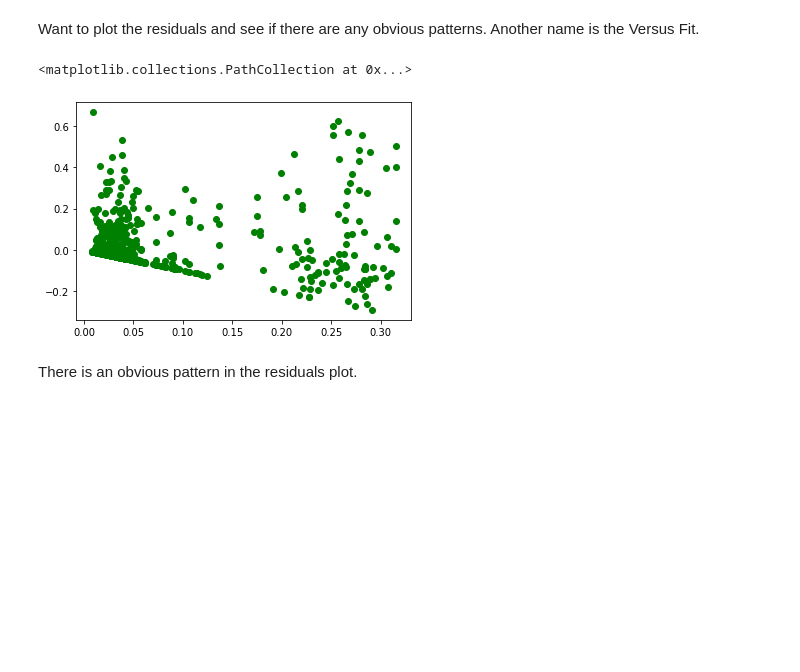
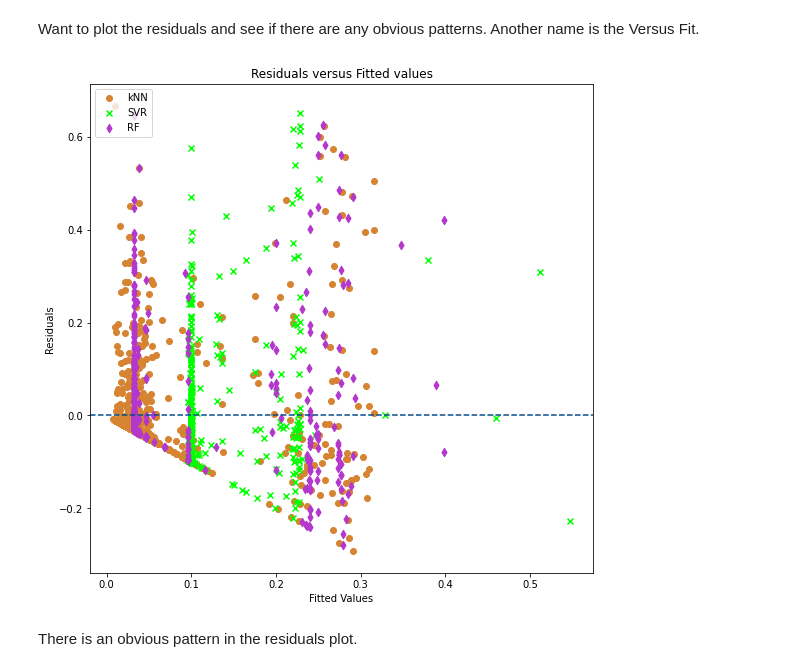
Before and after one commit to jbravo87/blog-projects, a Jupyter notebook: exoplanet_data_notebook.ipynb, the cells around one changed output. Drawn from its saved outputs; the diff is of its cells as text; code cells hidden in the pictures; blank space fills up the shorter version.

Commit message:
Fixed plotting logic for predicted, actual, and residual values.

```diff
--- a/exoplanet_data_notebook.ipynb
+++ b/exoplanet_data_notebook.ipynb
@@ -455,15 +469,34 @@ plt.show()
 # %% [markdown]
 Want to plot the residuals and see if there are any obvious patterns. Another name is the Versus Fit.
 # %%
-#residuals1_1 = np.subtract(true_values_1, predicted_values1_1)
+# Will invoke for loop to calculate residulas for the three different models.
 residuals1_1 = list()
 for item1, item2 in zip(true_values_1, predicted_values1_1):
     residuals1_1.append(item1 - item2)
-#plt.scatter(true_values_1, residuals1_1, c = 'green')
-plt.scatter(predicted_values1_1, residuals1_1, c = 'green')
+residuals1_2 = list()
+for item3, item4 in zip(true_values_1, predicted_values1_2):
+    residuals1_2.append(item3 - item4)
+residuals1_3 = list()
+for item5, item6 in zip(true_values_1, predicted_values1_3):
+    residuals1_3.append(item5 - item6)
+
+plt.figure(figsize = (9, 9))
+# kNN model
+knn_resid_1 = plt.scatter(x = predicted_values1_1, y = residuals1_1, c = '#d68431')
+# SVR model
+svr_resid_1 = plt.scatter(x = predicted_values1_2, y = residuals1_2, c = 'lime', marker = 'x')
+# Random Forest model
+rf_resid_1 = plt.scatter(x = predicted_values1_3, y = residuals1_3, c = '#b337cc', marker = 'd')
+
+plt.title('Residuals versus Fitted values')
+plt.xlabel('Fitted Values') # <- Predicted Values
+plt.ylabel('Residuals')
+plt.legend([knn_resid_1, svr_resid_1, rf_resid_1], ['kNN', 'SVR', 'RF'], loc = 'upper left')
+plt.axhline(y = 0.0, color = '#034b8a', linestyle = '--')
+plt.savefig('output_2.png')
+plt.show()
 # %% [output]
-<matplotlib.collections.PathCollection at 0x...>
-[figure, old version]
+[figure, new version]
 # %% [markdown]
 There is an obvious pattern in the residuals plot.
 # %%
```
Also changed, not shown: parts of 52 cells of this notebook.
